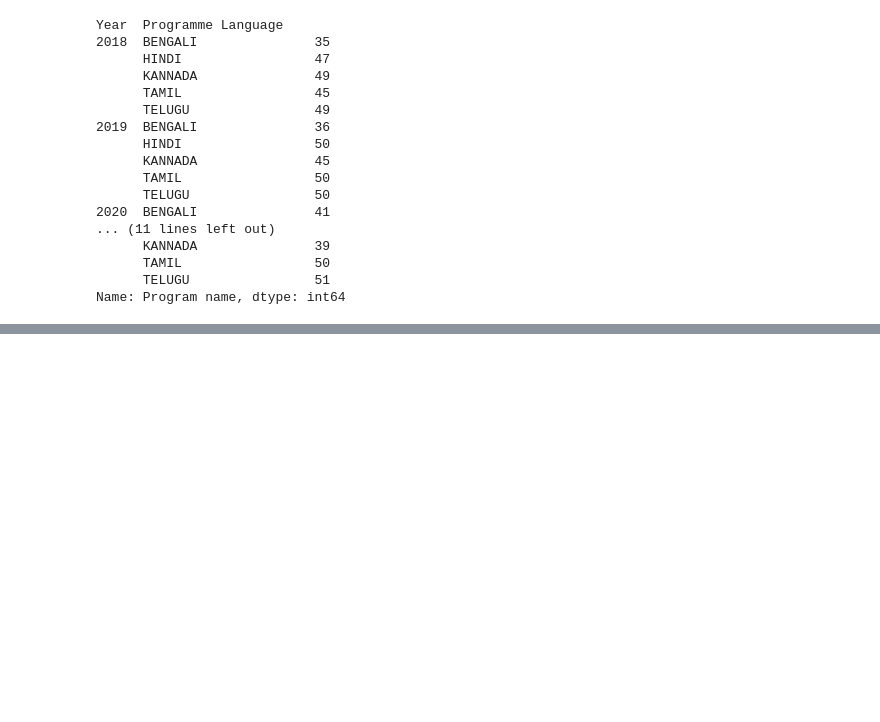
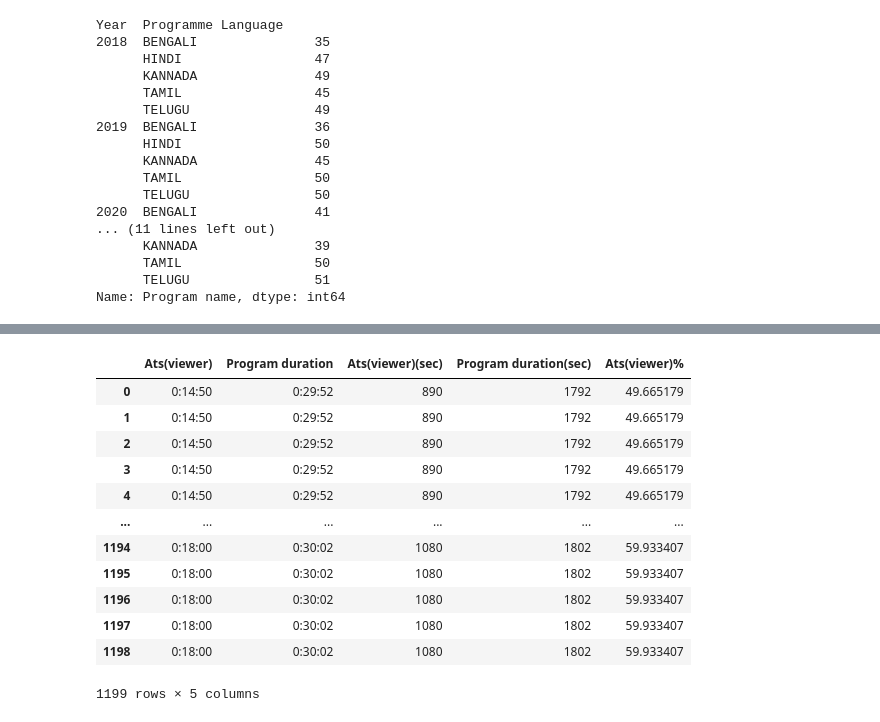
Before and after one commit to usc-sail/mica-muse-india-tv, a Jupyter notebook: prepare_data.ipynb, the cells around one changed output, grey strips where cells are left out. Drawn from its saved outputs; the diff is of its cells as text; code cells hidden in the pictures; blank space fills up the shorter version.

```diff
--- a/prepare_data.ipynb
+++ b/prepare_data.ipynb
@@ -160,3 +178,30 @@ Name: Program name, dtype: int64
+# %%
+# get average time percentage
+def parse_duration(x):
+    h, m, s = x.split(":")
+    h, m, s = int(h), int(m), int(s)
+    duration = 3600*h + 60*m + s
+    return duration
+
+video_analysis_df["Ats(viewer)(sec)"] = video_analysis_df["Ats(viewer)"].apply(lambda x: parse_duration(x))
+video_analysis_df["Program duration(sec)"] = video_analysis_df["Program duration"].apply(lambda x: parse_duration(x))
+video_analysis_df["Ats(viewer)%"] = (
+    100 * video_analysis_df["Ats(viewer)(sec)"]/video_analysis_df["Program duration(sec)"])
+video_analysis_df[["Ats(viewer)", "Program duration", "Ats(viewer)(sec)", "Program duration(sec)", "Ats(viewer)%"]]
+# %% [output]
+|  | Ats(viewer) | Program duration | Ats(viewer)(sec) | Program duration(sec) | Ats(viewer)% |
+| 0 | 0:14:50 | 0:29:52 | 890 | 1792 | 49.665179 |
+| 1 | 0:14:50 | 0:29:52 | 890 | 1792 | 49.665179 |
+| 2 | 0:14:50 | 0:29:52 | 890 | 1792 | 49.665179 |
+| 3 | 0:14:50 | 0:29:52 | 890 | 1792 | 49.665179 |
+| 4 | 0:14:50 | 0:29:52 | 890 | 1792 | 49.665179 |
+| ... | ... | ... | ... | ... | ... |
+| 1194 | 0:18:00 | 0:30:02 | 1080 | 1802 | 59.933407 |
+| 1195 | 0:18:00 | 0:30:02 | 1080 | 1802 | 59.933407 |
+| 1196 | 0:18:00 | 0:30:02 | 1080 | 1802 | 59.933407 |
+| 1197 | 0:18:00 | 0:30:02 | 1080 | 1802 | 59.933407 |
+| 1198 | 0:18:00 | 0:30:02 | 1080 | 1802 | 59.933407 |
+1199 rows × 5 columns
 # %%
 # create faces data
 # n_faces_arr[i, j, k, l] = number of faces of gender j and age k and skintone l in video i
```
Also changed, not shown: parts of 15 cells of this notebook, 12 other files.
